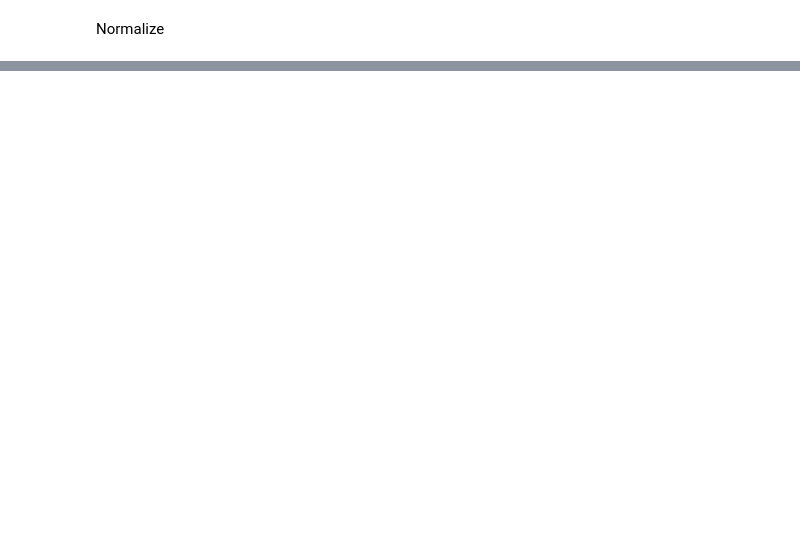
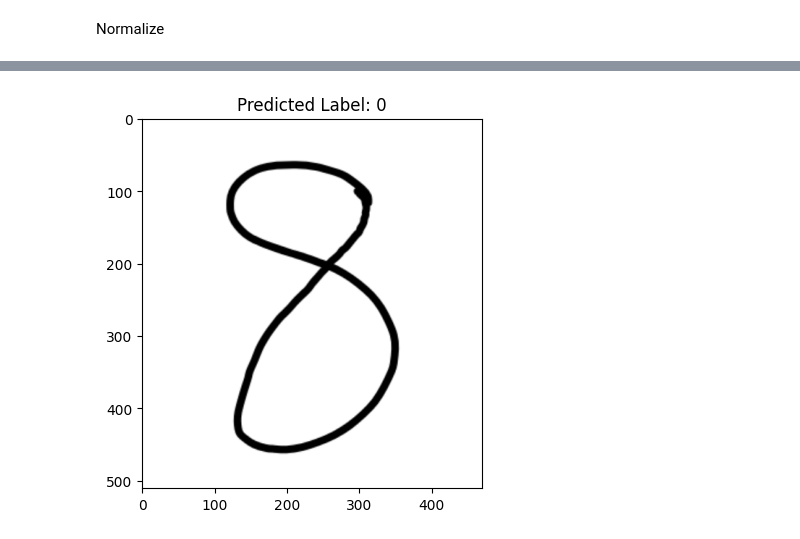
Before and after one commit to mahaba254002/Digit_Recognition, a Jupyter notebook: Mnist.ipynb, the cells around one changed output, grey strips where cells are left out. Saved outputs shown, nothing was run; the diff lists cells and outputs as text; code cells hidden in the pictures; blank space fills up the shorter version.

```diff
--- a/Mnist.ipynb
+++ b/Mnist.ipynb
@@ -55,0 +126,3 @@ model.add(Activation("relu"))
+# %%
+model.compile(loss="sparse_categorical_crossentropy",optimizer="adam",metrics=["accuracy"])
+model.fit(x_trainr,y_train,epochs=5,validation_split=0.3)
@@ -55,0 +176,25 @@ model.add(Activation("relu"))
+# %%
+import cv2
+import numpy as np
+import tensorflow as tf
+import matplotlib.pyplot as plt
+
+# Load the image
+two = cv2.imread("8.png")
+two_gray = cv2.cvtColor(two, cv2.COLOR_BGR2GRAY)
+
+# Preprocess the image
+resize = cv2.resize(two_gray, (28, 28), interpolation=cv2.INTER_AREA)
+two_scaling = tf.keras.utils.normalize(resize, axis=1)
+two_cov = np.array(two_scaling).reshape(-1, 28, 28, 1)
+
+# Predict the number
+pre = model.predict(two_cov)
+pre_label = np.argmax(pre)
+print(pre_label)
+
+# Display the result
+plt.imshow(two)
+plt.title(f"Predicted Label: {pre_label}")
+plt.show()
+# %% [output]
@@ -55,0 +203 @@ model.add(Activation("relu"))
+[figure, added]
```
Also changed, not shown: parts of 13 cells of this notebook, 12 other files.
